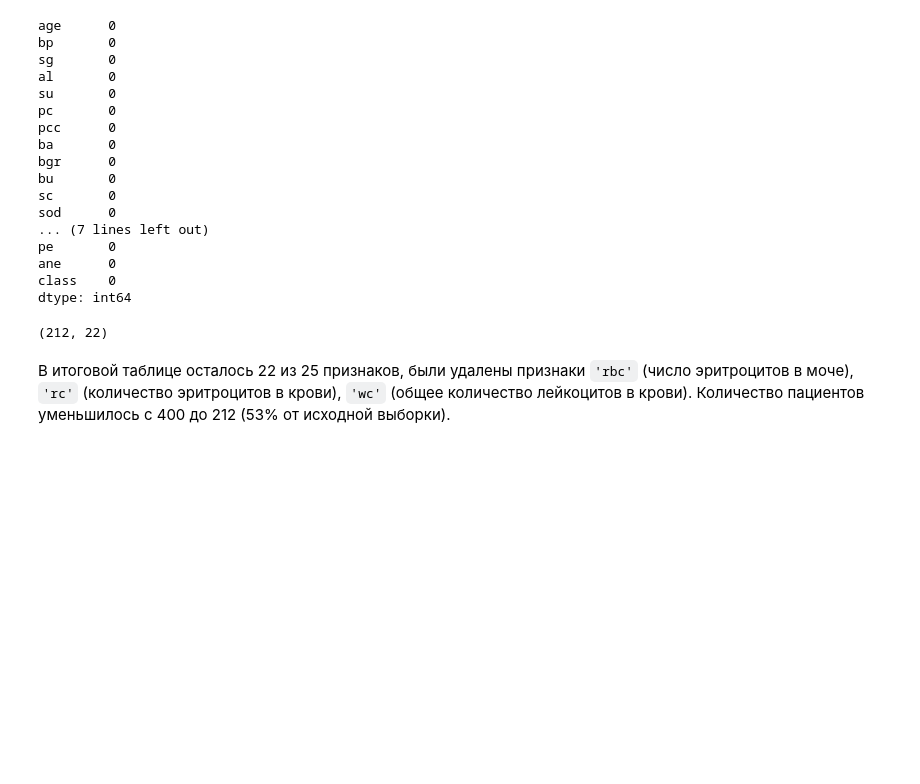
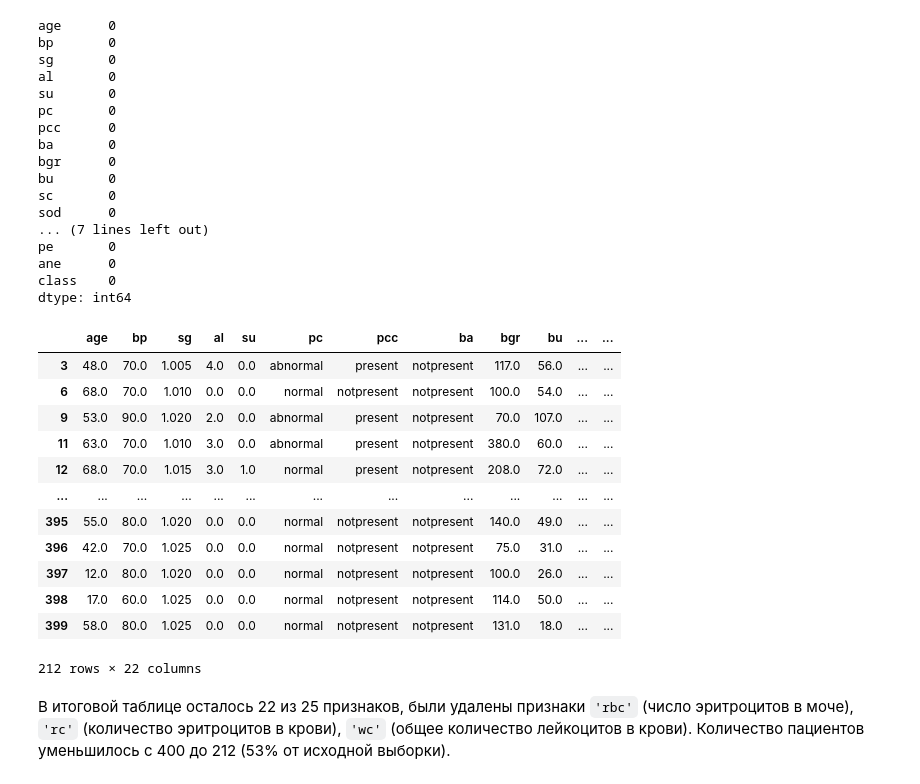
Before and after one commit to Rai1ag/Library, a Jupyter notebook: 7.MLMED_Итоговый проект/project.ipynb, the cells around one changed output. Drawn from its saved outputs; the diff is of its cells as text; code cells hidden in the pictures; blank space fills up the shorter version.

```diff
--- a/7.MLMED_Итоговый проект/project.ipynb
+++ b/7.MLMED_Итоговый проект/project.ipynb
@@ -493,8 +492,20 @@ ane      0
 class    0
 dtype: int64
 # %%
-drop_df.shape
+drop_df
 # %% [output]
+|  | age | bp | sg | al | su | pc | pcc | ba | bgr | bu | ... | ... |
+| 3 | 48.0 | 70.0 | 1.005 | 4.0 | 0.0 | abnormal | present | notpresent | 117.0 | 56.0 | ... | ... |
+| 6 | 68.0 | 70.0 | 1.010 | 0.0 | 0.0 | normal | notpresent | notpresent | 100.0 | 54.0 | ... | ... |
+| 9 | 53.0 | 90.0 | 1.020 | 2.0 | 0.0 | abnormal | present | notpresent | 70.0 | 107.0 | ... | ... |
+| 11 | 63.0 | 70.0 | 1.010 | 3.0 | 0.0 | abnormal | present | notpresent | 380.0 | 60.0 | ... | ... |
+| 12 | 68.0 | 70.0 | 1.015 | 3.0 | 1.0 | normal | present | notpresent | 208.0 | 72.0 | ... | ... |
+| ... | ... | ... | ... | ... | ... | ... | ... | ... | ... | ... | ... | ... |
+| 395 | 55.0 | 80.0 | 1.020 | 0.0 | 0.0 | normal | notpresent | notpresent | 140.0 | 49.0 | ... | ... |
+| 396 | 42.0 | 70.0 | 1.025 | 0.0 | 0.0 | normal | notpresent | notpresent | 75.0 | 31.0 | ... | ... |
+| 397 | 12.0 | 80.0 | 1.020 | 0.0 | 0.0 | normal | notpresent | notpresent | 100.0 | 26.0 | ... | ... |
+| 398 | 17.0 | 60.0 | 1.025 | 0.0 | 0.0 | normal | notpresent | notpresent | 114.0 | 50.0 | ... | ... |
+| 399 | 58.0 | 80.0 | 1.025 | 0.0 | 0.0 | normal | notpresent | notpresent | 131.0 | 18.0 | ... | ... |
-(212, 22)
+212 rows × 22 columns
 # %% [markdown]
 В итоговой таблице осталось 22 из 25 признаков, были удалены признаки `'rbc'` (число эритроцитов в моче), `'rc'` (количество эритроцитов в крови), `'wc'` (общее количество лейкоцитов в крови). Количество пациентов уменьшилось с 400 до 212 (53% от исходной выборки).
```
Also changed, not shown: parts of 16 cells of this notebook.
